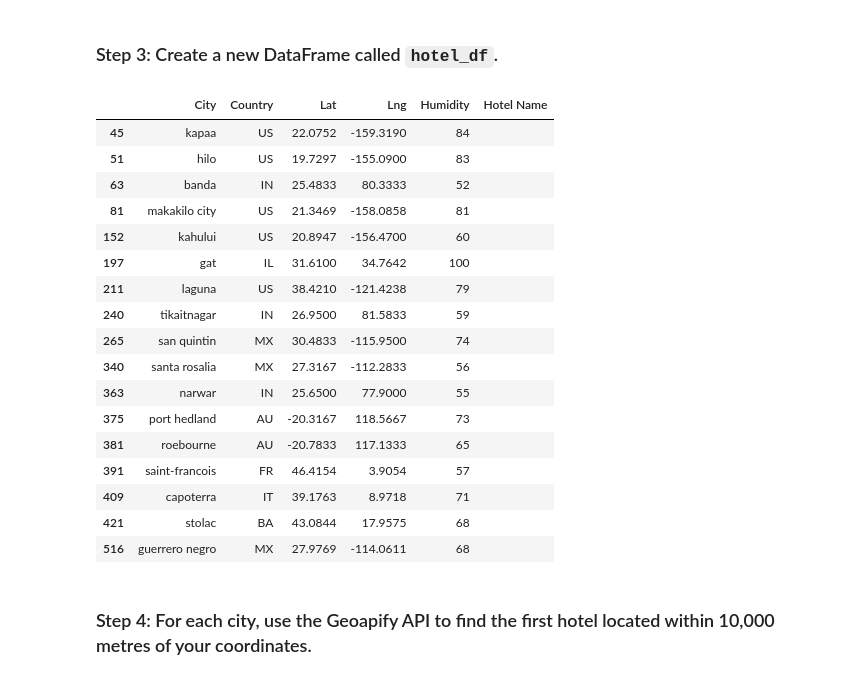
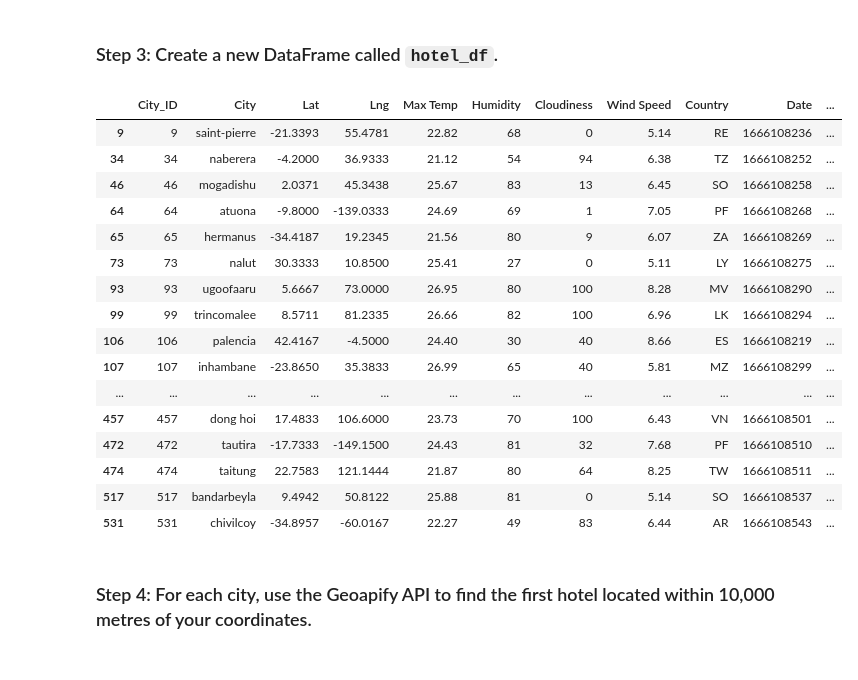
Before and after one commit to rekharenu/python-api-challenge, a Jupyter notebook: VacationPy.ipynb, the cells around one changed output. Saved outputs shown, nothing was run; the diff lists cells and outputs as text; code cells hidden in the pictures.

```diff
--- a/VacationPy.ipynb
+++ b/VacationPy.ipynb
@@ -19,8 +16,7 @@ from api_keys import geoapify_key
 [interactive output not drawn]
 # %%
 # Load the CSV file created in Part 1 into a Pandas DataFrame
-csv_file = Path("output_data/cities.csv")
-city_data_df = pd.read_csv(csv_file)
+city_data_df = pd.read_csv("../output_data/cities.csv")
 
 # Display sample data
 city_data_df.head()
@@ -50,3 +53,7 @@ map_plot
 [interactive output not drawn]
 # %% [markdown]
 ### Step 2: Narrow down the `city_data_df` DataFrame to find your ideal weather condition
+# %%
+min_temp_s = city_data_df["Max Temp"] > 21
+max_temp_s = city_data_df["Max Temp"] < 27
+wind_speed_s = city_data_df["Wind Speed"] > 5
@@ -53,18 +68,16 @@ map_plot
 # %%
+# A max temperature lower than 27 degrees but higher than 21
+
+# Wind speed more than 5 m/s
+
 # Narrow down cities that fit criteria and drop any results with null values
-# YOUR CODE HERE
-weather_condition = ((city_data_df["Max temp"]>20 )& (city_data_df["Max Temp"]<27))
-Wind_condition= (city_data_df["Wind Speed"]<5)
-city_fit_criteria= city_data_df.loc[(weather_condition& Wind_condition),:]
+# Max temp
 
+city_temp_range_df = city_data_df[min_temp_s & max_temp_s & wind_speed_s]
+city_temp_range_df
 
-# Drop any rows with null values
-city_results= city_fit_criteria.dropna()
-
-# YOUR CODE HERE
-
-# Display sample data
-city_results
-# YOUR CODE HERE
+# Drop any rows with null values & Display sample data
+clean_city_temp_range_df = city_temp_range_df.dropna()
+clean_city_temp_range_df
 # %% [output]
 |  | City_ID | City | Lat | Lng | Max Temp | Humidity | Cloudiness | Wind Speed | Country | Date |
@@ -89,37 +101,29 @@ city_results
 ### Step 3: Create a new DataFrame called `hotel_df`.
 # %%
 # Use the Pandas copy function to create DataFrame called hotel_df to store the city, country, coordinates, and humidity
-# YOUR CODE HERE
-hotel_df= city_results.copy()
-hotel_df= hotel_df[["City","Country,"Lat","Lng","Humidity"]]
-
-
+hotel_df = clean_city_temp_range_df.copy()
 
 # Add an empty column, "Hotel Name," to the DataFrame so you can store the hotel found using the Geoapify API
-hotel_df["Hotel Name"]= ""
-
-
-# Display sample data
+hotel_df["Hotel Name"] = ""
 hotel_df
 # %% [output]
-|  | City | Country | Lat | Lng | Humidity | Hotel Name |
-| 45 | kapaa | US | 22.0752 | -159.3190 | 84 |  |
-| 51 | hilo | US | 19.7297 | -155.0900 | 83 |  |
-| 63 | banda | IN | 25.4833 | 80.3333 | 52 |  |
-| 81 | makakilo city | US | 21.3469 | -158.0858 | 81 |  |
-| 152 | kahului | US | 20.8947 | -156.4700 | 60 |  |
-| 197 | gat | IL | 31.6100 | 34.7642 | 100 |  |
-| 211 | laguna | US | 38.4210 | -121.4238 | 79 |  |
-| 240 | tikaitnagar | IN | 26.9500 | 81.5833 | 59 |  |
-| 265 | san quintin | MX | 30.4833 | -115.9500 | 74 |  |
-| 340 | santa rosalia | MX | 27.3167 | -112.2833 | 56 |  |
-| 363 | narwar | IN | 25.6500 | 77.9000 | 55 |  |
-| 375 | port hedland | AU | -20.3167 | 118.5667 | 73 |  |
-| 381 | roebourne | AU | -20.7833 | 117.1333 | 65 |  |
-| 391 | saint-francois | FR | 46.4154 | 3.9054 | 57 |  |
-| 409 | capoterra | IT | 39.1763 | 8.9718 | 71 |  |
-| 421 | stolac | BA | 43.0844 | 17.9575 | 68 |  |
-| 516 | guerrero negro | MX | 27.9769 | -114.0611 | 68 |  |
+|  | City_ID | City | Lat | Lng | Max Temp | Humidity | Cloudiness | Wind Speed | Country | Date | ... |
+| 9 | 9 | saint-pierre | -21.3393 | 55.4781 | 22.82 | 68 | 0 | 5.14 | RE | 1666108236 | ... |
+| 34 | 34 | naberera | -4.2000 | 36.9333 | 21.12 | 54 | 94 | 6.38 | TZ | 1666108252 | ... |
+| 46 | 46 | mogadishu | 2.0371 | 45.3438 | 25.67 | 83 | 13 | 6.45 | SO | 1666108258 | ... |
+| 64 | 64 | atuona | -9.8000 | -139.0333 | 24.69 | 69 | 1 | 7.05 | PF | 1666108268 | ... |
+| 65 | 65 | hermanus | -34.4187 | 19.2345 | 21.56 | 80 | 9 | 6.07 | ZA | 1666108269 | ... |
+| 73 | 73 | nalut | 30.3333 | 10.8500 | 25.41 | 27 | 0 | 5.11 | LY | 1666108275 | ... |
+| 93 | 93 | ugoofaaru | 5.6667 | 73.0000 | 26.95 | 80 | 100 | 8.28 | MV | 1666108290 | ... |
+| 99 | 99 | trincomalee | 8.5711 | 81.2335 | 26.66 | 82 | 100 | 6.96 | LK | 1666108294 | ... |
+| 106 | 106 | palencia | 42.4167 | -4.5000 | 24.40 | 30 | 40 | 8.66 | ES | 1666108219 | ... |
+| 107 | 107 | inhambane | -23.8650 | 35.3833 | 26.99 | 65 | 40 | 5.81 | MZ | 1666108299 | ... |
+| ... | ... | ... | ... | ... | ... | ... | ... | ... | ... | ... | ... |
+| 457 | 457 | dong hoi | 17.4833 | 106.6000 | 23.73 | 70 | 100 | 6.43 | VN | 1666108501 | ... |
+| 472 | 472 | tautira | -17.7333 | -149.1500 | 24.43 | 81 | 32 | 7.68 | PF | 1666108510 | ... |
+| 474 | 474 | taitung | 22.7583 | 121.1444 | 21.87 | 80 | 64 | 8.25 | TW | 1666108511 | ... |
+| 517 | 517 | bandarbeyla | 9.4942 | 50.8122 | 25.88 | 81 | 0 | 5.14 | SO | 1666108537 | ... |
+| 531 | 531 | chivilcoy | -34.8957 | -60.0167 | 22.27 | 49 | 83 | 6.44 | AR | 1666108543 | ... |
 # %% [markdown]
 ### Step 4: For each city, use the Geoapify API to find the first hotel located within 10,000 metres of your coordinates.
 # %%
```
Also changed, not shown: parts of 6 cells of this notebook.
